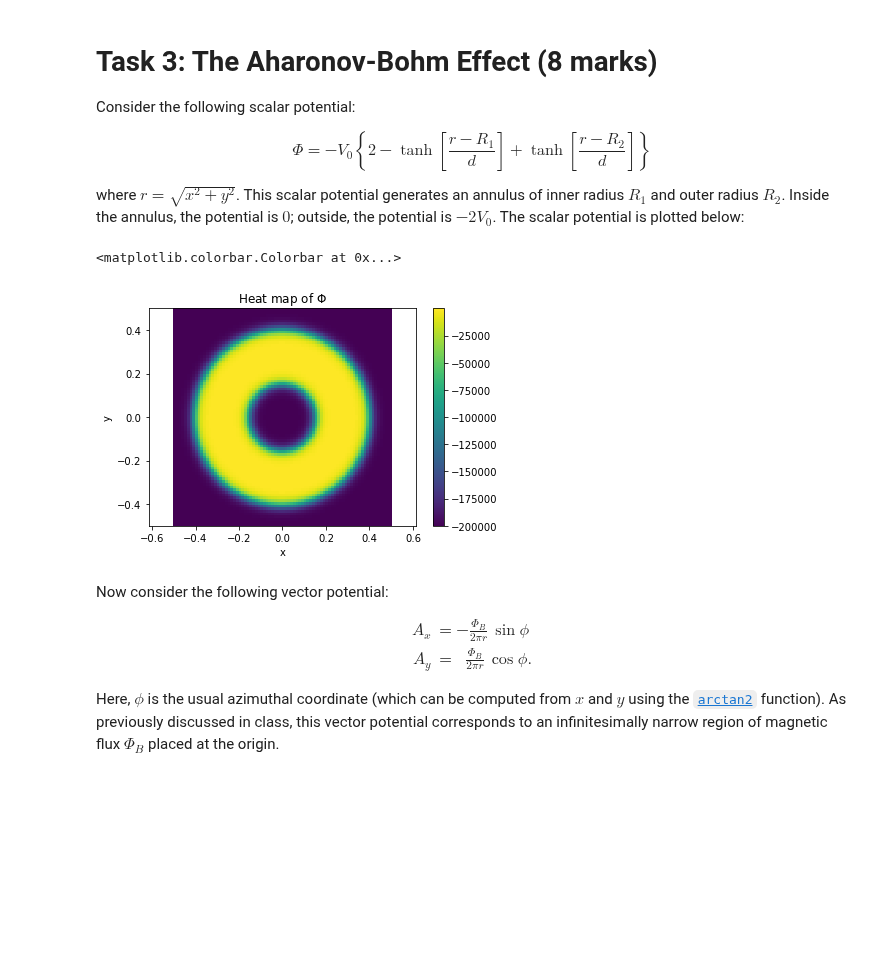
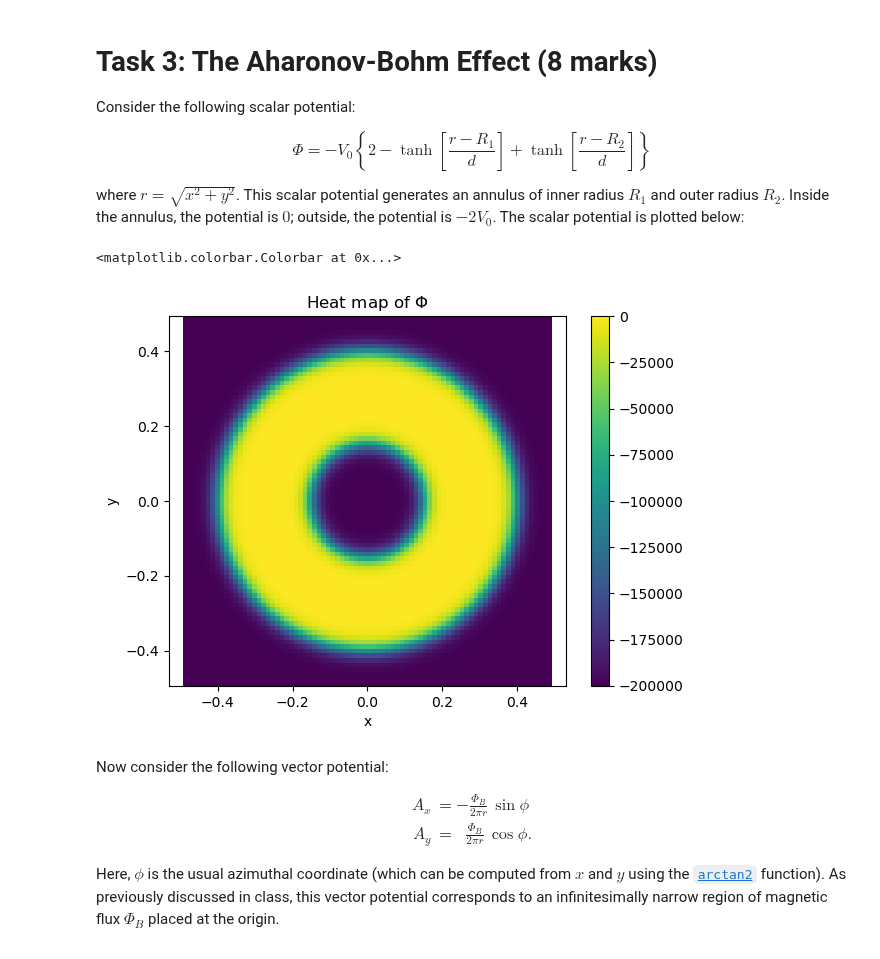
Before and after one commit to seewhydee/ntuphys_nb, a Jupyter notebook: jupyter/gradqm/electromagnetism.ipynb, the cells around one changed output. Cells and saved outputs as stored; diff of their text form; code cells hidden in the pictures; blank space fills up the shorter version.

```diff
--- a/jupyter/gradqm/electromagnetism.ipynb
+++ b/jupyter/gradqm/electromagnetism.ipynb
@@ -181,24 +185,21 @@ where $r = \sqrt{x^2+y^2}$. This scalar potential generates an annulus of inner
 # %%
 ## Plot Phi for a particular choice of parameters:
 V0, R1, R2, d = 1e5, 0.15, 0.4, 0.025
 
 N      = 80
 coords = np.linspace(-0.5+1./(N+1), 0.5-1./(N+1), N)
 x, y   = np.meshgrid(coords, coords)
 r      = np.sqrt(x**2 + y**2)
 Phi    = - V0 * (2 - np.tanh((r-R1)/d) + np.tanh((r-R2)/d))
 
-grid = np.linspace(-0.5, 0.5, N+1)
-x, y = np.meshgrid(grid, grid)
-
-plt.pcolormesh(x, y, Phi)
+plt.pcolormesh(x, y, Phi, shading='nearest', vmax=0.0)
 plt.axis("equal")
 plt.title("Heat map of $\Phi$")
 plt.xlabel("x"); plt.ylabel("y")
 plt.colorbar()
 # %% [output]
 <matplotlib.colorbar.Colorbar at 0x...>
-[figure, old version]
+[figure, new version]
 # %% [markdown]
 Now consider the following vector potential:
 
```
Also changed, not shown: parts of 5 cells of this notebook.
